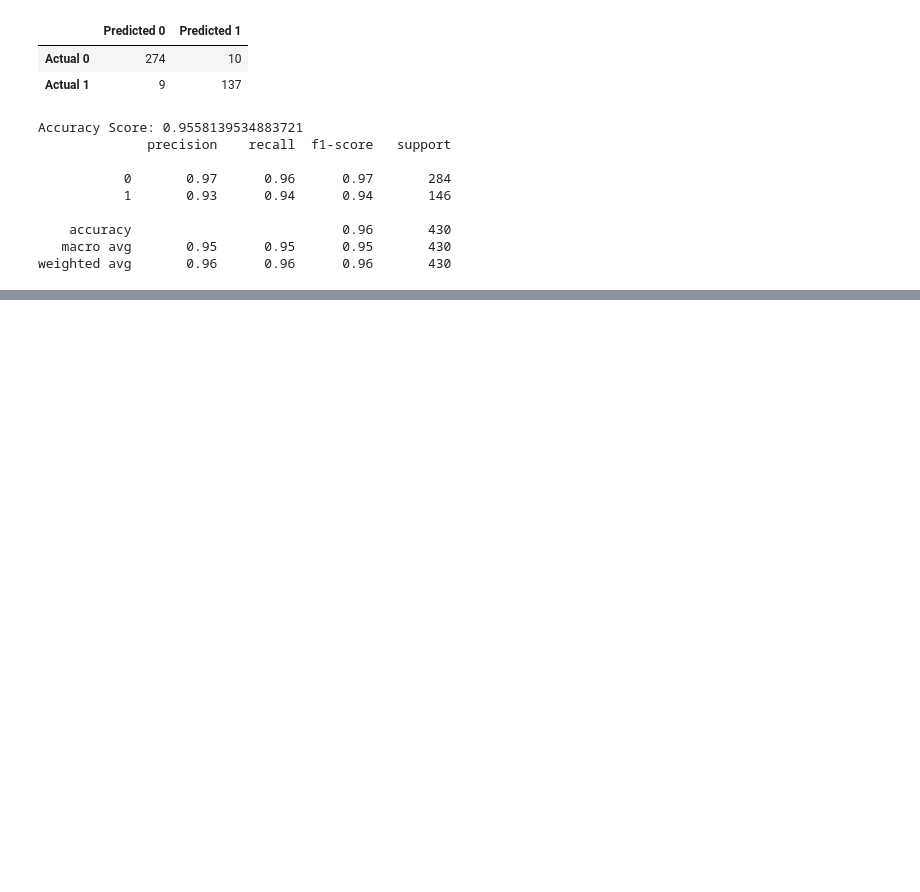
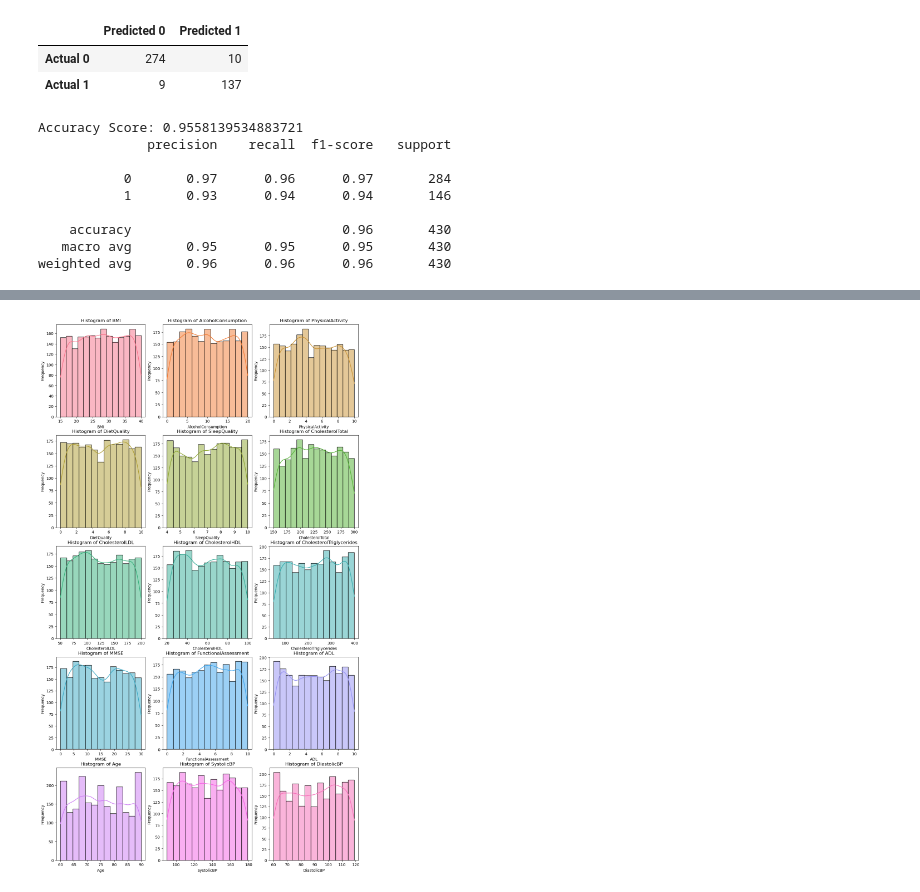
Before and after one commit to tarsian/Project-4-Alzheimers, a Jupyter notebook: Alzheimer's Disease_Sky.ipynb, the cells around one changed output, grey strips where cells are left out. Drawn from its saved outputs; the diff is of its cells as text; code cells hidden in the pictures; blank space fills up the shorter version.

```diff
--- a/Alzheimer's Disease_Sky.ipynb
+++ b/Alzheimer's Disease_Sky.ipynb
@@ -313,3 +313,7 @@ Accuracy Score: 0.9558139534883721
     accuracy                           0.96       430
    macro avg       0.95      0.95      0.95       430
 weighted avg       0.96      0.96      0.96       430
+# %%
+columns_to_plot = (alzheimers_df.columns[alzheimers_df.dtypes=='float64']).tolist()+['Age', 'SystolicBP', 'DiastolicBP']
+
+alzheimers_df[columns_to_plot].head()
@@ -315,0 +327,16 @@ weighted avg       0.96      0.96      0.96       430
+# %%
+num_cols = len(columns_to_plot)
+num_rows = (num_cols + 1) // 3
+
+fig, axs =plt.subplots(num_rows, 3, figsize=(14, num_rows * 5))
+
+axs = axs.flatten()
+colors = sns.color_palette('husl', num_cols)
+
+for i, col in enumerate(columns_to_plot):
+    sns.histplot(alzheimers_df[col], kde=True, ax=axs[i], color=colors[i])
+    axs[i].set_title(f'Histogram of {col}')
+    axs[i].set_xlabel(col)
+    axs[i].set_ylabel('Frequency')
+# %% [output]
+[figure, added]
```
Also changed, not shown: parts of 3 cells of this notebook.
